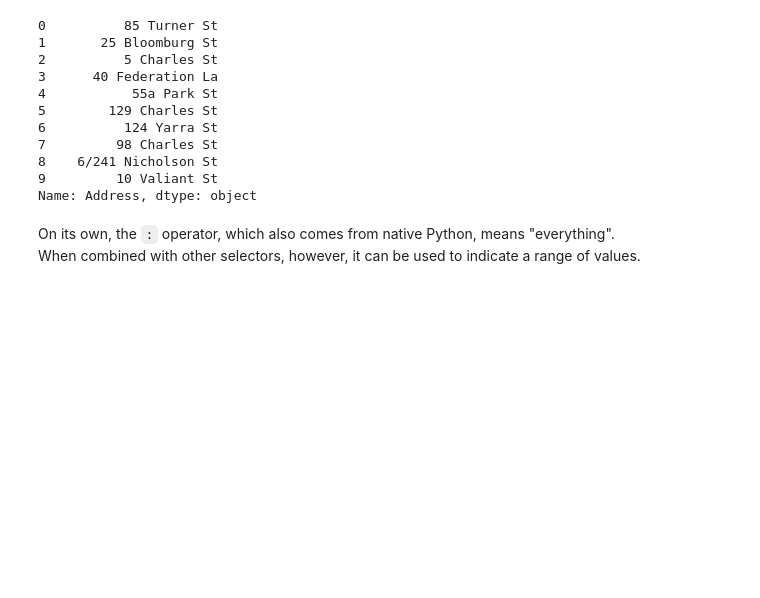
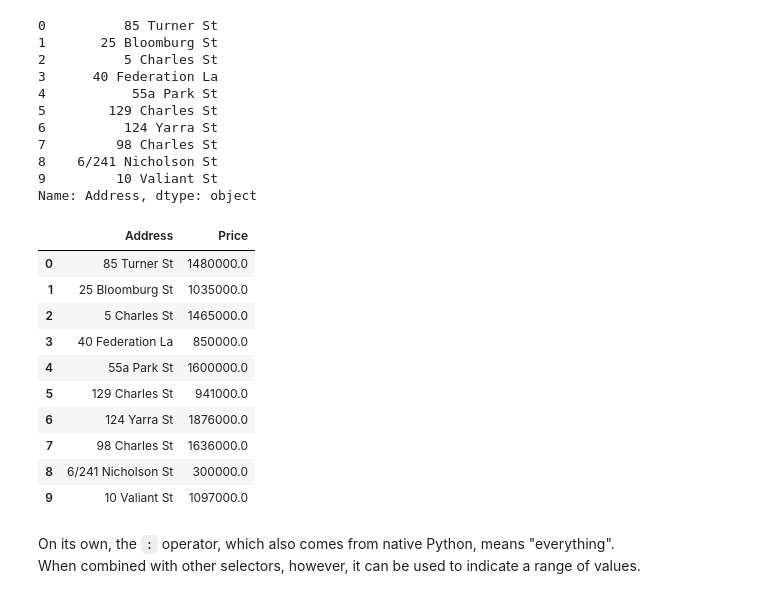
Before and after one commit to HarakaRisasi/python_code, a Jupyter notebook: introduction_to_machine_learning/pandas_micro_course/02_indexing_selecting_and_assigning.ipynb, the cells around one changed output. Drawn from its saved outputs; the diff is of its cells as text; code cells hidden in the pictures; blank space fills up the shorter version.

```diff
--- a/introduction_to_machine_learning/pandas_micro_course/02_indexing_selecting_and_assigning.ipynb
+++ b/introduction_to_machine_learning/pandas_micro_course/02_indexing_selecting_and_assigning.ipynb
@@ -77,6 +77,20 @@ house_data.iloc[:10]['Address'] # Select the first 10 values from the `Address`
 8    6/241 Nicholson St
 9         10 Valiant St
 Name: Address, dtype: object
+# %%
+house_data.iloc[:10][['Address', 'Price']] # Select the first 10 values from the `Address` and 'Price' columns in `house_data`
+# %% [output]
+|  | Address | Price |
+| 0 | 85 Turner St | 1480000.0 |
+| 1 | 25 Bloomburg St | 1035000.0 |
+| 2 | 5 Charles St | 1465000.0 |
+| 3 | 40 Federation La | 850000.0 |
+| 4 | 55a Park St | 1600000.0 |
+| 5 | 129 Charles St | 941000.0 |
+| 6 | 124 Yarra St | 1876000.0 |
+| 7 | 98 Charles St | 1636000.0 |
+| 8 | 6/241 Nicholson St | 300000.0 |
+| 9 | 10 Valiant St | 1097000.0 |
 # %% [markdown]
 On its own, the `:` operator, which also comes from native Python, means "everything".\
 When combined with other selectors, however, it can be used to indicate a range of values.
```
Also changed, not shown: parts of 6 cells of this notebook.
